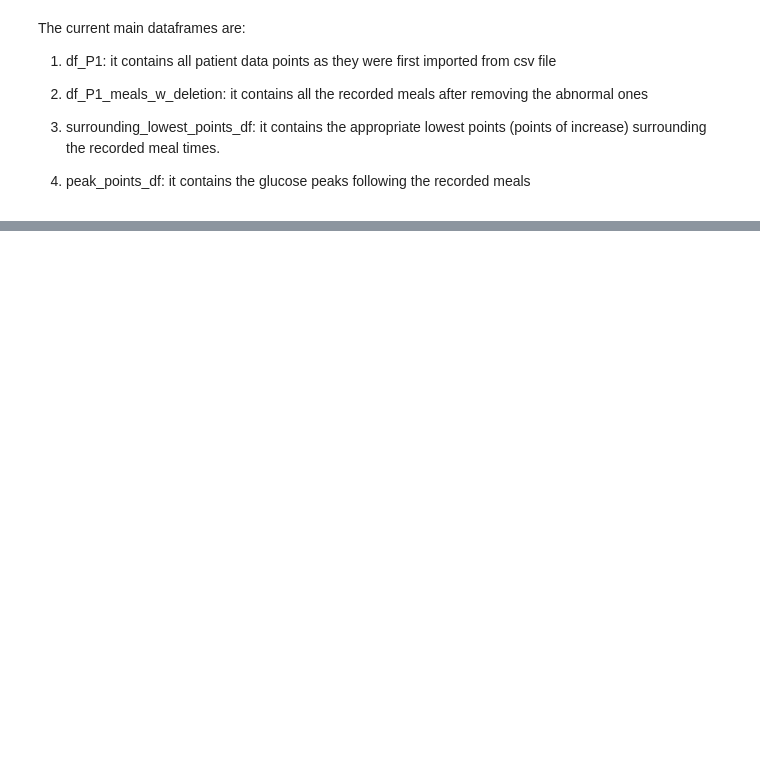
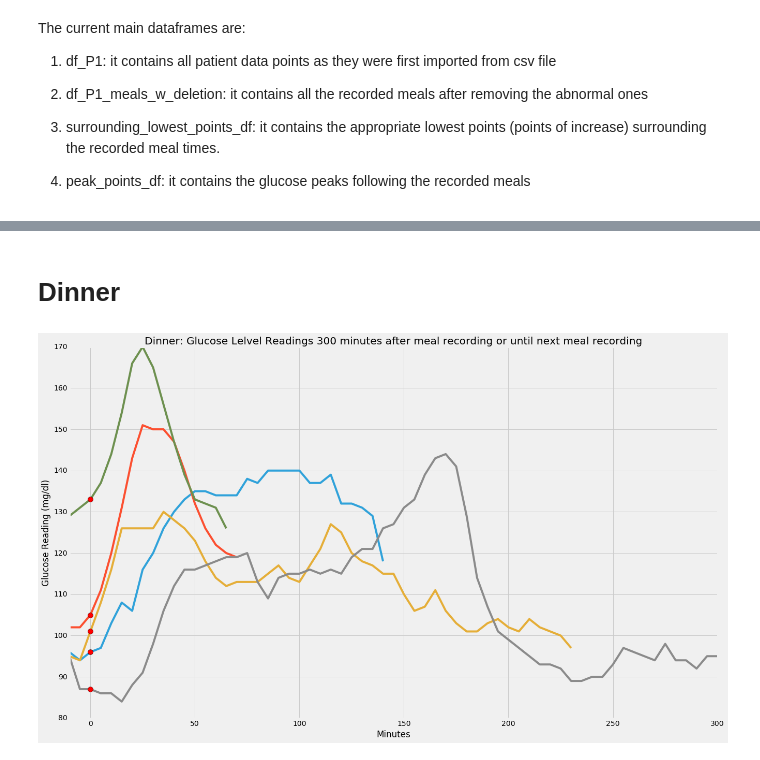
Before and after one commit to SalChem/Diabetic-Project, a Jupyter notebook: Complete Data Cleaning.ipynb, the cells around one changed output, grey strips where cells are left out. Saved outputs shown, nothing was run; the diff lists cells and outputs as text; code cells hidden in the pictures; blank space fills up the shorter version.

```diff
--- a/Complete Data Cleaning.ipynb
+++ b/Complete Data Cleaning.ipynb
@@ -975,0 +1016,52 @@ plt.show()
+# %% [markdown]
+# Dinner
+# %%
+#Dinner
+Plot_extraction_v2(df_P1_meals_w_deletion, df_all_plots_v2)
+
+dinner_df = copy.deepcopy(df_all_plots_v2)
+
+dinner_meals = []
+dinner_min_hour = 16
+
+for x in range(len(df_P1_meals_w_deletion)):
+    a = df_P1_meals_w_deletion['Date'][x]
+    meal_Date = df_P1.loc[df_P1['Date'] == a]['Date']
+    meal_dt=meal_Date.values[0]
+    mdt = datetime.datetime.utcfromtimestamp(meal_dt.astype('O')/(1e9))
+    #print mdt.strftime('%H:%M:%S')
+    meal_hr = mdt.strftime('%H')
+    #print int(meal_hr)
+    if (int(meal_hr)<=dinner_min_hour):
+        #print "This does not belong to breakfast"
+        #Drop all these data points that do not belong to breakfast period
+        dinner_meals.extend([x])
+
+dinner_df.drop(dinner_df.index[dinner_meals],axis=0,inplace=True)
+dinner_df = dinner_df.reset_index(drop=True)
+#print dinner_df
+
+#dinner_df.describe()
+#print len(dinner_df)
+
+plt.figure(figsize=(20,12))
+for j in range(0,5):
+#for j in range(len(dinner_df)):
+    row = dinner_df.iloc[j]
+    row.plot()
+    #row.plot(label='Meal Time at {}'.format(df_P1_w_all_deletion['Date'][j]))
+    #Recorded meal time reading
+    plt.plot(0, dinner_df[0][j], 'ro', markersize=10)
+    #Lowest surrounding point of increase
+    #plt.plot(offset_meal2increase[j], surrounding_lowest_points_df['mg/dL'][j], 'b^', markersize=15)
+    #plt.plot(peak_elapsed_time[j], peak_points_df['mg/dL'][j], 'y*', markersize=20)
+
+plt.xlabel('Minutes')
+plt.ylabel('Glucose Reading (mg/dl)')
+#plt.legend(loc='upper right')
+title = 'Dinner: Glucose Lelvel Readings {} minutes after meal recording or until next meal recording'.format(after_reading)
+plt.title(title)
+
+plt.show()
+# %% [output]
+[figure, added]
```
Also changed, not shown: parts of 13 cells of this notebook.
